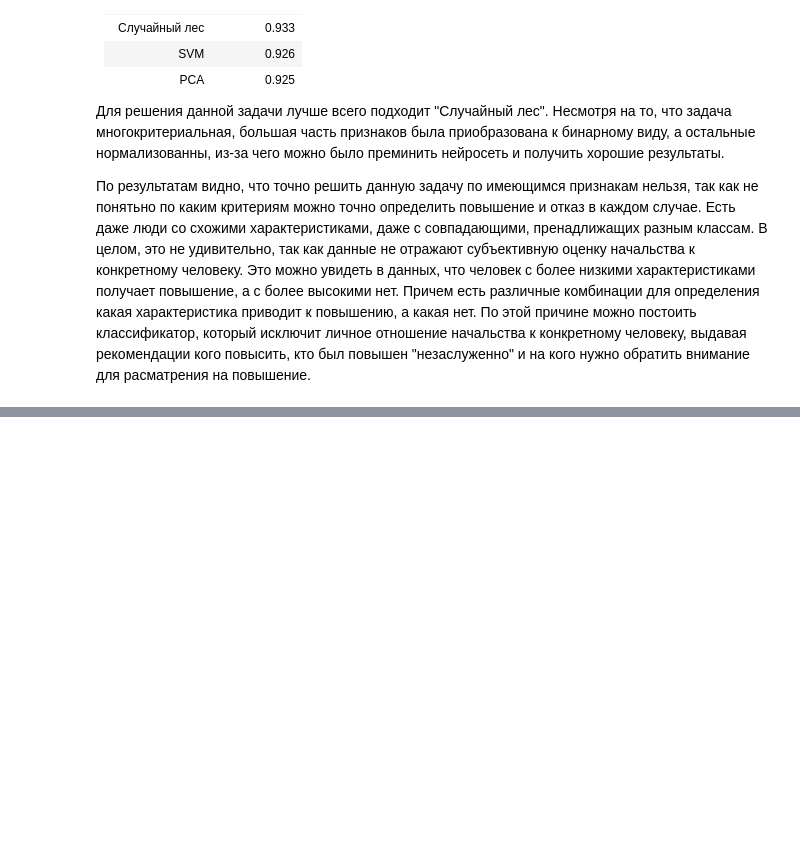
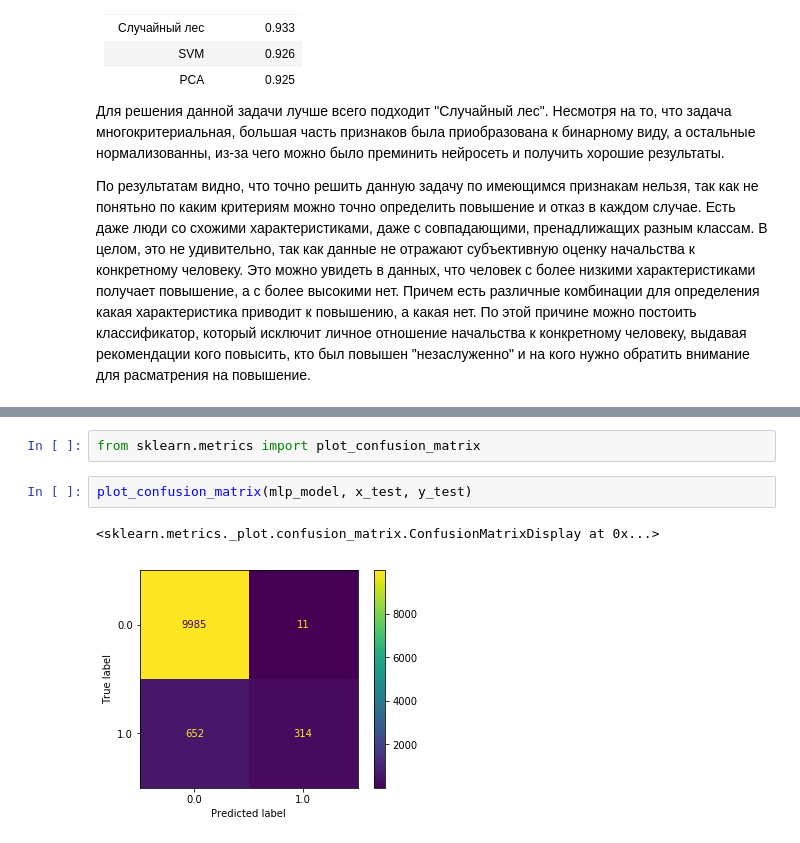
Before and after one commit to LuaSavage/ML, a Jupyter notebook: main.ipynb, the cells around one changed output, grey strips where cells are left out. Drawn from its saved outputs; the diff is of its cells as text; blank space fills up the shorter version.

```diff
--- a/main.ipynb
+++ b/main.ipynb
@@ -773,0 +1059,7 @@ train_accuracy: 0.99988 ≠ 1 при k=1 говорит о наличии нес
+# %%
+from sklearn.metrics import plot_confusion_matrix
+# %%
+plot_confusion_matrix(mlp_model, x_test, y_test)
+# %% [output]
+<sklearn.metrics._plot.confusion_matrix.ConfusionMatrixDisplay at 0x...>
+[figure, added]
```
Also changed, not shown: parts of 32 cells of this notebook.
